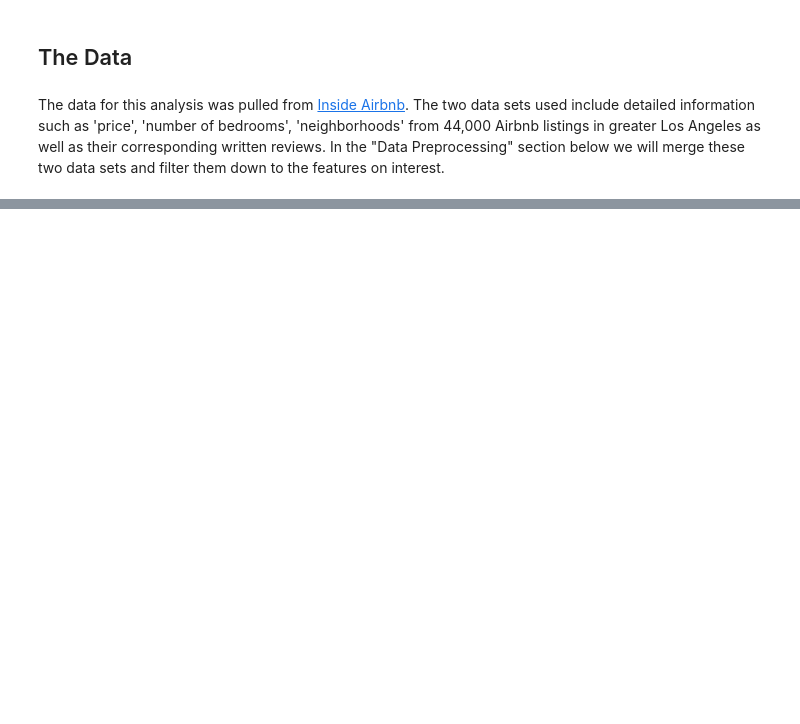
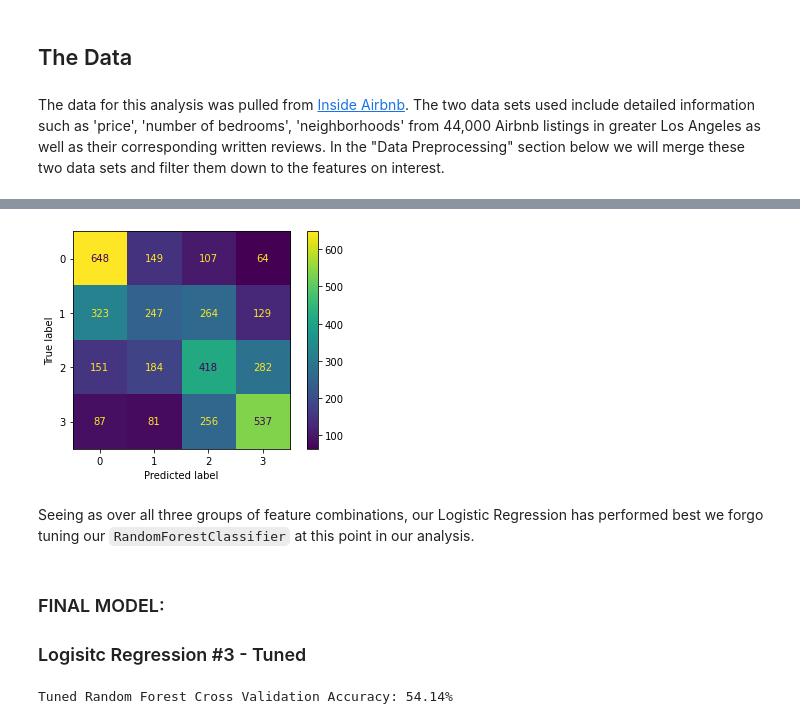
Before and after one commit to jfbr1283/Airbnb_Reviews_Analysis, a Jupyter notebook: working_notebooks/airbnb_nlp_reviews.ipynb, the cells around one changed output, grey strips where cells are left out. Saved outputs shown, nothing was run; the diff lists cells and outputs as text; code cells hidden in the pictures; blank space fills up the shorter version.

```diff
--- a/working_notebooks/airbnb_nlp_reviews.ipynb
+++ b/working_notebooks/airbnb_nlp_reviews.ipynb
@@ -1005,0 +530,22 @@ KeyboardInterrupt:
+# %%
+#Grid search for hyperparameter tuning the Logistic Regression
+
+#Define parameter grid for the vectorizer and logistic regression
+log_param_grid3 = {
+    'col_tr__text__vec__min_df': [0.01, 0.1, 0.2],
+    'col_tr__text__vec__max_df': [0.9, 0.95, 1.0],
+    'col_tr__text__vec__ngram_range': [(1,1), (1,2), (1,3)],
+    'log__penalty': [None, 'l2', 'l1'],
+    'log__class_weight': [None, 'balanced'],
+    'log__solver': ['lbfgs', 'liblinear'],
+    'log__max_iter': [1000, 10000]
+}
+
+
+log_grid3 = GridSearchCV(pipe_log3, log_param_grid3, cv=5, n_jobs=-2, verbose=3,
+                        scoring='accuracy', return_train_score=True)
+log_grid3.fit(X_train3, y_train3)
+
+print(log_grid3.best_params_)
+print(log_grid3.best_score_)
+print(log_grid3.cv_results_)
@@ -1005,0 +556,13 @@ KeyboardInterrupt:
+# %%
+# instantiate pipeline for RandomForest Classifier with ColumnTransformer
+pipe_rf3 = Pipeline([("col_tr", transformer2), ("rf", RandomForestClassifier(random_state=42))])
+
+# cross-validate & return scores
+rf_scores3 = cross_validate(pipe_rf3, X_train3, y_train3,
+                        cv=5, return_train_score=True, verbose=3, n_jobs=-3)
+print(rf_scores3)
+print(rf_scores3['test_score'].mean())
+print(rf_scores3['train_score'].mean())
+
+# Cross-Validation Test Accuracy Score: 47.87%
+# Cross-Validation Train Accuracy Score: 100%
@@ -1005,0 +576,34 @@ KeyboardInterrupt:
+# %%
+#plot confusion matrix
+y_pred_rf_cv3 = cross_val_predict(pipe_rf3, X_train3, y_train3, cv=5)
+
+rf_conf_mat = confusion_matrix(y_train3, y_pred_rf_cv3)
+ConfusionMatrixDisplay(rf_conf_mat).plot();
+# %% [output]
+[figure, added]
+# %% [markdown]
+Seeing as over all three groups of feature combinations, our Logistic Regression has performed best we forgo tuning our `RandomForestClassifier` at this point in our analysis.
+# %% [markdown]
+### FINAL MODEL:
+### Logisitc Regression #3 - Tuned
+# %%
+# Best Model & Hyperparamters
+
+log_vectorizer_best_params = {
+    'vec__max_df': 0.9,
+    'vec__min_df': 0.05,
+    'vec__ngram_range': (1, 2)
+}
+
+log_best_params = {
+    'log__class_weight': None,
+    'log__max_iter': 1000,
+    'log__penalty': 'l2',
+    'log__solver': 'lbfgs',
+}
+
+forest_best_score = 0.5414
+
+print(f"Tuned Random Forest Cross Validation Accuracy: {forest_best_score*100:,.2f}%")
+# %% [output]
+Tuned Random Forest Cross Validation Accuracy: 54.14%
```
Also changed, not shown: parts of 178 cells of this notebook, 1 other file.
